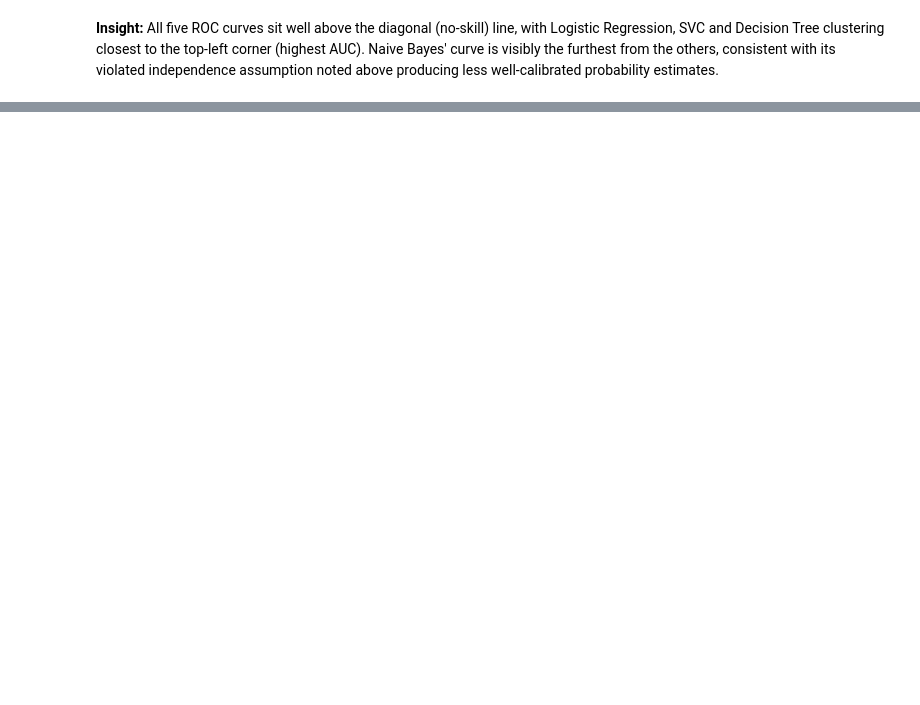
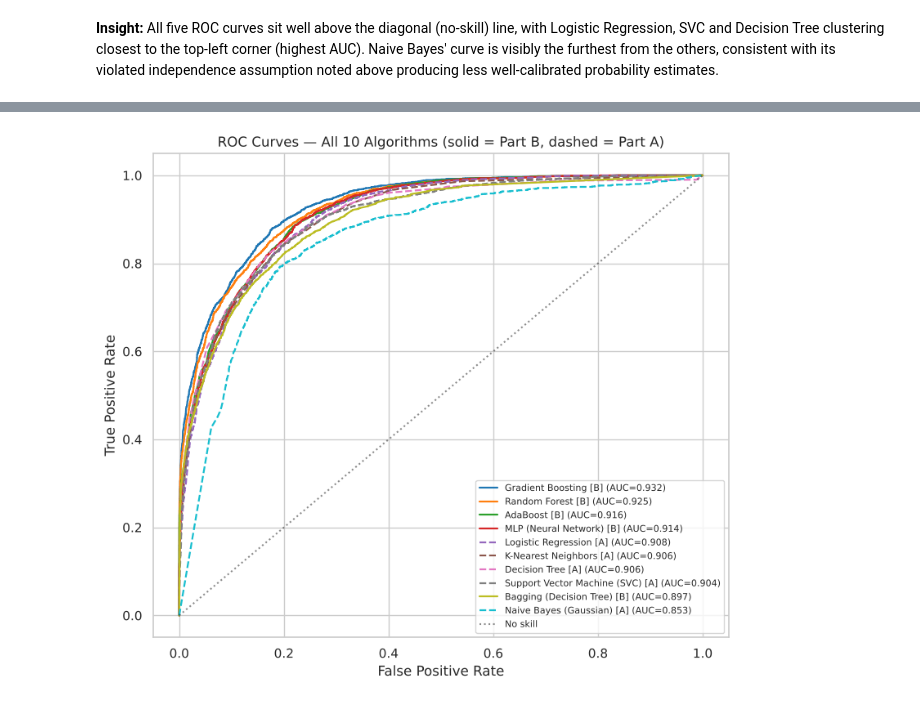
Before and after one commit to djjoy8247408969-netizen/ml_case_study, a Jupyter notebook: notebooks/classification.ipynb, the cells around one changed output, grey strips where cells are left out. Drawn from its saved outputs; the diff is of its cells as text; code cells hidden in the pictures; blank space fills up the shorter version.

```diff
--- a/notebooks/classification.ipynb
+++ b/notebooks/classification.ipynb
@@ -587,0 +896,20 @@ its violated independence assumption noted above producing less well-calibrated
+# %%
+proba_all = {'Logistic Regression': logreg_proba, 'K-Nearest Neighbors': knn_proba, 'Naive Bayes (Gaussian)': nb_proba,
+             'Decision Tree': dt_proba, 'Support Vector Machine (SVC)': svc_proba, 'Random Forest': rf_proba,
+             'AdaBoost': ada_proba, 'Gradient Boosting': gb_proba, 'Bagging (Decision Tree)': bag_proba,
+             'MLP (Neural Network)': mlp_proba}
+plt.figure(figsize=(8, 7))
+colors = sns.color_palette('tab10', 10)
+for (name, proba), c in zip(sorted(proba_all.items(), key=lambda kv: -roc_auc_score(y_test, kv[1])), colors):
+    fpr, tpr, _ = roc_curve(y_test, proba)
+    plt.plot(fpr, tpr, color=c, lw=1.6, linestyle='-' if PART[name] == 'B' else '--',
+             label=f'{name} [{PART[name]}] (AUC={roc_auc_score(y_test, proba):.3f})')
+plt.plot([0, 1], [0, 1], 'k:', alpha=0.5, label='No skill')
+plt.xlabel('False Positive Rate'); plt.ylabel('True Positive Rate')
+plt.title('ROC Curves — All 10 Algorithms (solid = Part B, dashed = Part A)')
+plt.legend(fontsize=8, loc='lower right')
+plt.tight_layout()
+plt.savefig('clf_roc_all10.png', bbox_inches='tight')
+plt.show()
+# %% [output]
+[figure, added]
```
Also changed, not shown: parts of 56 cells of this notebook.
